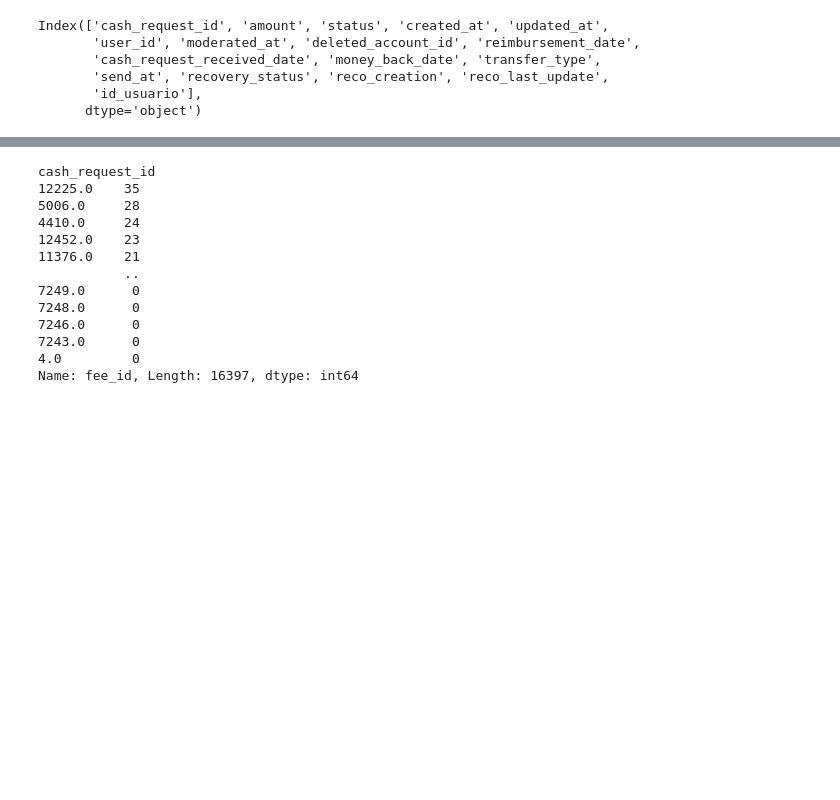
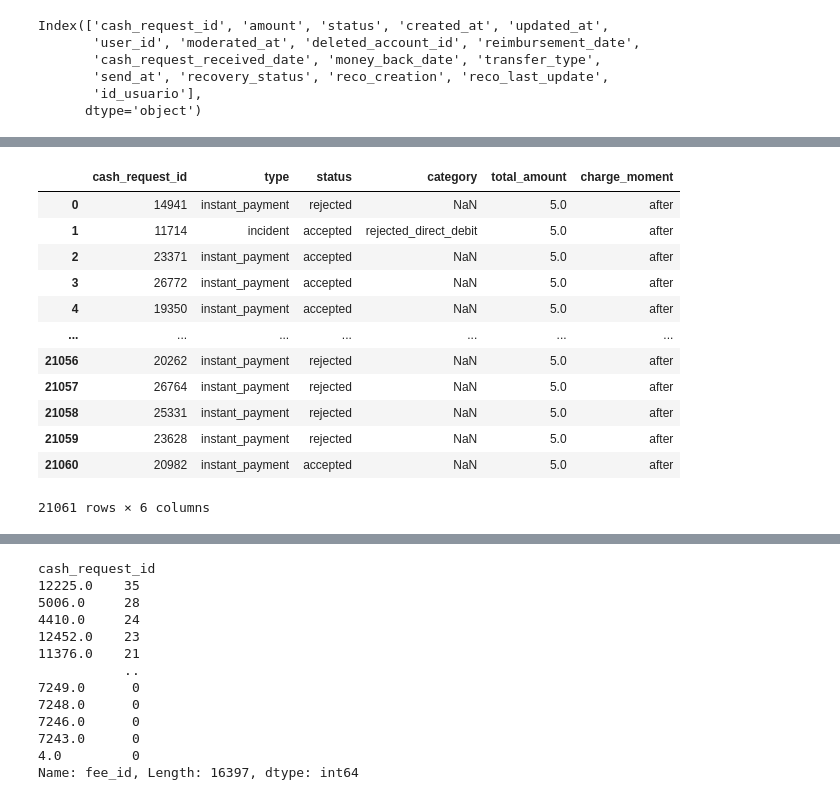
Before and after one commit to DataScience-UOC-projects/monayvi, a Jupyter notebook: notebooks/pre-procesamiento-merge.ipynb, the cells around one changed output, grey strips where cells are left out. Saved outputs shown, nothing was run; the diff lists cells and outputs as text; code cells hidden in the pictures; blank space fills up the shorter version.

```diff
--- a/notebooks/pre-procesamiento-merge.ipynb
+++ b/notebooks/pre-procesamiento-merge.ipynb
@@ -92,0 +103,18 @@ cash_extra
+# %%
+subset_fees=['cash_request_id','type', 'status', 'category', 'total_amount','charge_moment']
+fees_ss = fees[subset_fees]
+fees_ss
+# %% [output]
+|  | cash_request_id | type | status | category | total_amount | charge_moment |
+| 0 | 14941 | instant_payment | rejected | NaN | 5.0 | after |
+| 1 | 11714 | incident | accepted | rejected_direct_debit | 5.0 | after |
+| 2 | 23371 | instant_payment | accepted | NaN | 5.0 | after |
+| 3 | 26772 | instant_payment | accepted | NaN | 5.0 | after |
+| 4 | 19350 | instant_payment | accepted | NaN | 5.0 | after |
+| ... | ... | ... | ... | ... | ... | ... |
+| 21056 | 20262 | instant_payment | rejected | NaN | 5.0 | after |
+| 21057 | 26764 | instant_payment | rejected | NaN | 5.0 | after |
+| 21058 | 25331 | instant_payment | rejected | NaN | 5.0 | after |
+| 21059 | 23628 | instant_payment | rejected | NaN | 5.0 | after |
+| 21060 | 20982 | instant_payment | accepted | NaN | 5.0 | after |
+21061 rows × 6 columns
```
Also changed, not shown: parts of 13 cells of this notebook, 1 other file.
